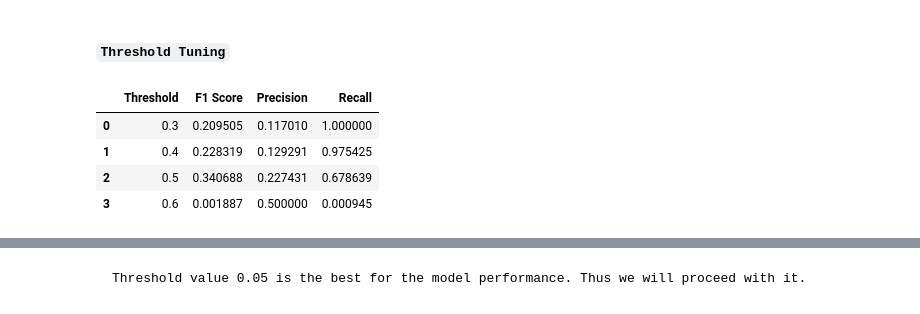
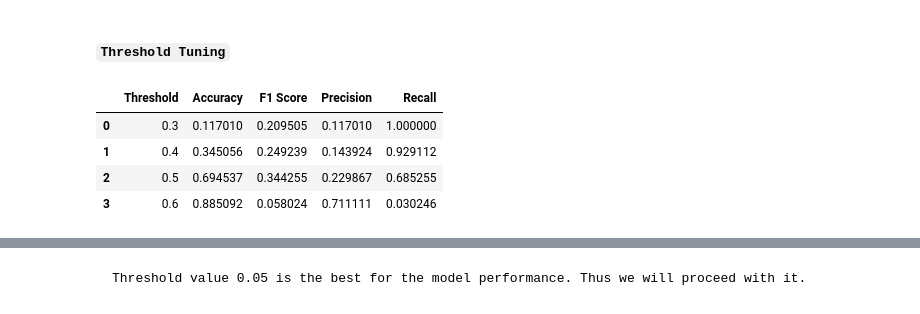
Before and after one commit to Padhanaya/apex-project2, a Jupyter notebook: apex.ipynb, the cells around one changed output, grey strips where cells are left out. Saved outputs shown, nothing was run; the diff lists cells and outputs as text; code cells hidden in the pictures.

````diff
--- a/apex.ipynb
+++ b/apex.ipynb
@@ -822,18 +833,22 @@ df_x_test15 = x_test[x_train15]
 # all features
 X_train = torch.tensor(x_train.values, dtype = torch.float32)
 X_test = torch.tensor(x_test.values, dtype = torch.float32)
+X_val = torch.tensor(x_val.values, dtype = torch.float32)
 
 # 25 features
 X_train25 = torch.tensor(df_x_train25.values, dtype=torch.float32)
 X_test25 = torch.tensor(df_x_test25.values, dtype=torch.float32)
+X_val25 = torch.tensor(df_x_val25.values, dtype=torch.float32)
 
 # 15 features
 X_train15 = torch.tensor(df_x_train15.values, dtype=torch.float32)
 X_test15 = torch.tensor(df_x_test15.values, dtype=torch.float32)
+X_val15 = torch.tensor(df_x_val15.values, dtype=torch.float32)
 
 # target
 y_train = torch.tensor(y_train, dtype=torch.float32).view(-1,1)
 y_test = torch.tensor(y_test, dtype=torch.float32).view(-1,1)
+y_val = torch.tensor(y_val, dtype=torch.float32).view(-1,1)
 # %% [markdown]
 ```
 We will get the tensors from this which are required to train ann model.
@@ -906,9 +956,15 @@ Both the above given cells give neural network architecture. Using which we will
 # Finding mean and standrad deviation of accuracy of the model train on all features.
 result = []
 accs = []
+presi = []
+f1_s = []
+
 for i in range(10):
     set_seed(42 + i)
-    acc, cr, f1, pr, rc = train_model(X_train, y_train, X_test, y_test, X_train.shape[1], 32, 16, 0.001, 50, 0.5)
+    acc, cr, f1, pr, rc, train_losses, val_losses, train_accs, val_accs = train_model(
+        X_train, y_train, X_val, y_val, X_train.shape[1], 32, 16, 0.001, 50, 0.5)
     accs.append(acc)
+    presi.append(pr)
+    f1_s.append(f1)
 
-result.append(["Baseline-40",0.001, 50, 0.5, np.mean(accs), np.std(accs), pr, rc, f1])
+result.append(["Base-Model",0.001, 50, 0.5, np.mean(accs), np.std(accs), np.mean(presi), rc, np.mean(f1_s), np.std(f1_s)])
@@ -919,23 +977,32 @@ This is a baseline model with all 40 features.
 # %%
 # Finding mean and standrad deviation of accuracy of the model train on 25 features.
 accs = []
+presi = []
+f1_s = []
+
 for i in range(10):
     set_seed(42 + i)
     acc, cr, f1, pr, rc = train_model(X_train25, y_train, X_test25, y_test, X_train25.shape[1], 32, 16, 0.001, 50, 0.5)
     accs.append(acc)
+    presi.append(pr)
+    f1_s.append(f1)
 
-result.append(["Model_25",0.001, 50, 0.5, np.mean(accs), np.std(accs), pr, rc, f1])
+result.append(["Model-25",0.001, 50, 0.5, np.mean(accs), np.std(accs), np.mean(presi), rc, np.mean(f1_s), np.std(f1_s)])
 # %%
 # Finding mean and standrad deviation of accuracy of the model train on 15 features.
 accs = []
+presi = []
+f1_s = []
+
 
 for i in range(10):
     set_seed(42 + i)
     acc, cr, f1, pr, rc = train_model(X_train15, y_train, X_test15, y_test, X_train15.shape[1], 32, 16, 0.001, 50, 0.5)
     accs.append(acc)
+    presi.append(pr)
+    f1_s.append(f1)
 
-
-result.append(["Model_15",0.001, 50, 0.5, np.mean(accs), np.std(accs), pr, rc, f1])
+result.append(["Model-15",0.001, 50, 0.5, np.mean(accs), np.std(accs), np.mean(presi), rc, np.mean(f1_s), np.std(f1_s)])
 # %% [markdown]
 ```
 We have trained the models with differenet feature sets and calculated the mean accuracy and standard deviation for each model after running them 10 times. This will help in finding the accuracte accuracy of each model.
@@ -973,18 +1040,18 @@ Lower accuracy of model_40 than model_25 shows its overfitting nature. Best perf
 # %%
 # Finding the best threshold value
 Thresold = []
 for t in [0.3, 0.4, 0.5, 0.6]:
-    acc, cr, f1, pr, rc = train_model(X_train25, y_train, X_test25, y_test, X_train25.shape[1], 32, 16, 0.001, 50, threshold = t)
-    Thresold.append((t, f1, pr, rc))
+    acc, cr, f1, pr, rc = train_model(X_train, y_train, X_test, y_test, X_train.shape[1], 32, 16, 0.001, 50, threshold = t)
+    Thresold.append((t, acc, f1, pr, rc))
 
-thres = pd.DataFrame(Thresold, columns = ["Threshold", "F1 Score", "Precision", "Recall"])
+thres = pd.DataFrame(Thresold, columns = ["Threshold", "Accuracy", "F1 Score", "Precision", "Recall"])
 thres
 # %% [output]
-|  | Threshold | F1 Score | Precision | Recall |
-| 0 | 0.3 | 0.209505 | 0.117010 | 1.000000 |
-| 1 | 0.4 | 0.228319 | 0.129291 | 0.975425 |
-| 2 | 0.5 | 0.340688 | 0.227431 | 0.678639 |
-| 3 | 0.6 | 0.001887 | 0.500000 | 0.000945 |
+|  | Threshold | Accuracy | F1 Score | Precision | Recall |
+| 0 | 0.3 | 0.117010 | 0.209505 | 0.117010 | 1.000000 |
+| 1 | 0.4 | 0.345056 | 0.249239 | 0.143924 | 0.929112 |
+| 2 | 0.5 | 0.694537 | 0.344255 | 0.229867 | 0.685255 |
+| 3 | 0.6 | 0.885092 | 0.058024 | 0.711111 | 0.030246 |
 # %%
 thres[['Threshold', 'F1 Score']].plot(kind = 'bar', x = 'Threshold', y = 'F1 Score', color = 'darkblue', figsize = (4,3))
 plt.xticks(rotation = 0)
````
Also changed, not shown: parts of 25 cells of this notebook.
